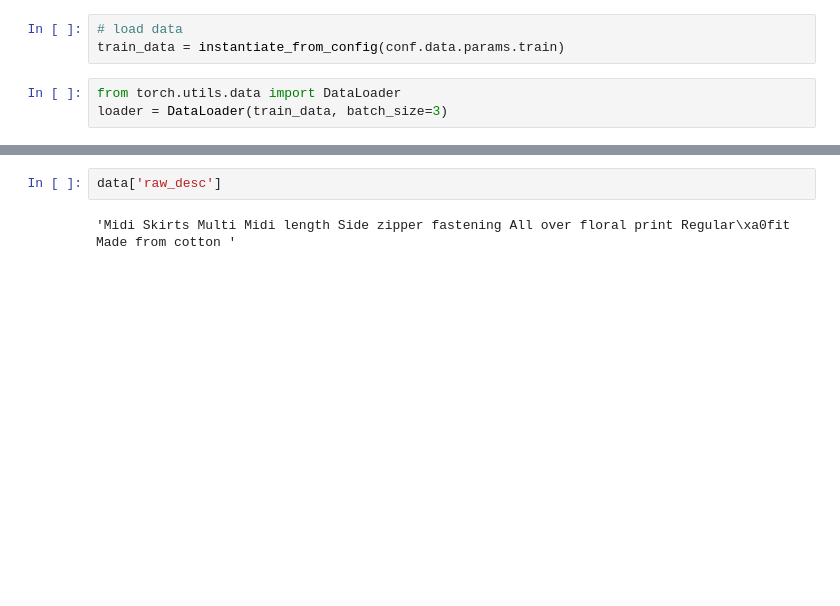
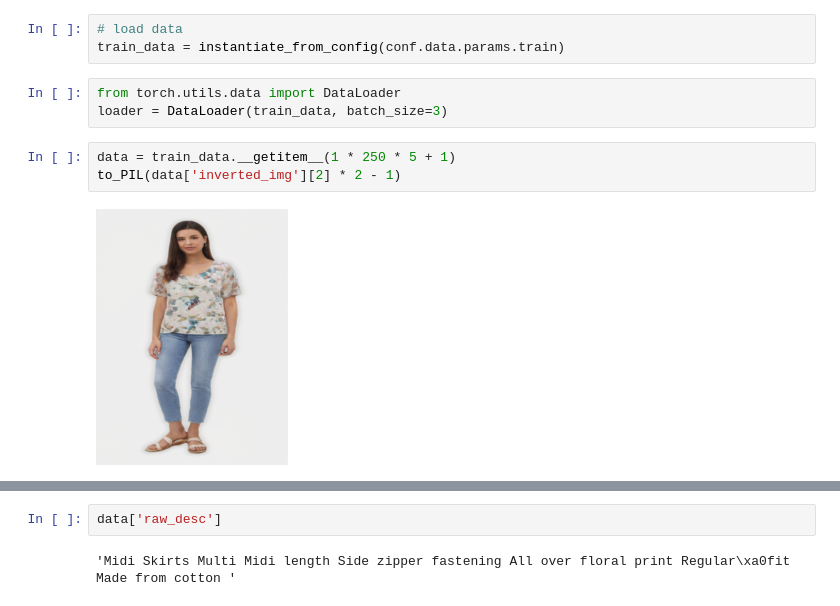
Before and after one commit to leventkaracan/dicomogan, a Jupyter notebook: pytorch_lightning.ipynb, the cells around one changed output, grey strips where cells are left out. Saved outputs shown, nothing was run; the diff lists cells and outputs as text; blank space fills up the shorter version.

```diff
--- a/pytorch_lightning.ipynb
+++ b/pytorch_lightning.ipynb
@@ -383,4 +376,9 @@ train_data = instantiate_from_config(conf.data.params.train)
 # %%
 from torch.utils.data import DataLoader
 loader = DataLoader(train_data, batch_size=3)
+# %%
+data = train_data.__getitem__(1 * 250 * 5 + 1)
+to_PIL(data['inverted_img'][2] * 2 - 1)
+# %% [output]
+[figure, added]
 # %%
```
Also changed, not shown: parts of 24 cells of this notebook, 7 other files.
